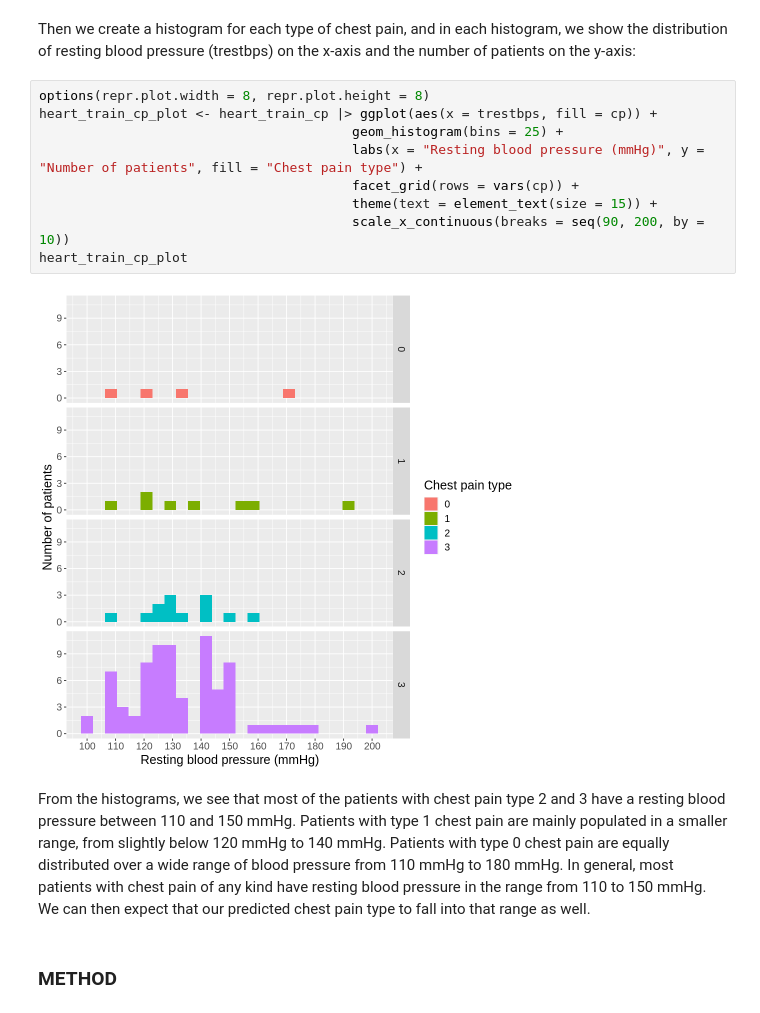
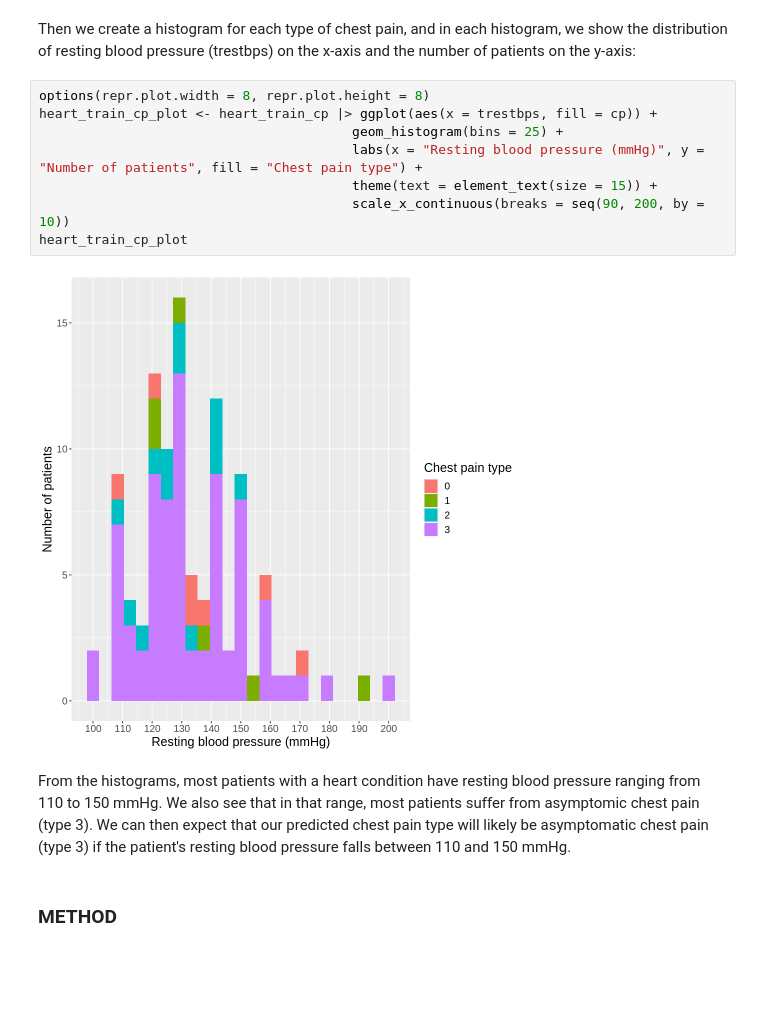
Before and after one commit to beandumplings/dsci_100_group143_project, a Jupyter notebook: Group143_Proposal.ipynb, the cells around one changed output. Saved outputs shown, nothing was run; the diff lists cells and outputs as text; blank space fills up the shorter version.

```diff
--- a/Group143_Proposal.ipynb
+++ b/Group143_Proposal.ipynb
@@ -150,16 +152,15 @@ Then we create a histogram for each type of chest pain, and in each histogram, w
 # %%
 options(repr.plot.width = 8, repr.plot.height = 8)
 heart_train_cp_plot <- heart_train_cp |> ggplot(aes(x = trestbps, fill = cp)) +
                                         geom_histogram(bins = 25) +
                                         labs(x = "Resting blood pressure (mmHg)", y = "Number of patients", fill = "Chest pain type") +
-                                        facet_grid(rows = vars(cp)) +
                                         theme(text = element_text(size = 15)) +
                                         scale_x_continuous(breaks = seq(90, 200, by = 10))
 heart_train_cp_plot
 # %% [output]
-[figure, old version]
+[figure, new version]
 # %% [markdown]
-From the histograms, we see that most of the patients with chest pain type 2 and 3 have a resting blood pressure between 110 and 150 mmHg. Patients with type 1 chest pain are mainly populated in a smaller range, from slightly below 120 mmHg to 140 mmHg. Patients with type 0 chest pain are equally distributed over a wide range of blood pressure from 110 mmHg to 180 mmHg. In general, most patients with chest pain of any kind have resting blood pressure in the range from 110 to 150 mmHg. We can then expect that our predicted chest pain type to fall into that range as well.
+From the histograms, most patients with a heart condition have resting blood pressure ranging from 110 to 150 mmHg. We also see that in that range, most patients suffer from asymptomic chest pain (type 3). We can then expect that our predicted chest pain type will likely be asymptomatic chest pain (type 3) if the patient's resting blood pressure falls between 110 and 150 mmHg.
 # %% [markdown]
 ### METHOD
 # %% [markdown]
```
Also changed, not shown: parts of 4 cells of this notebook.
